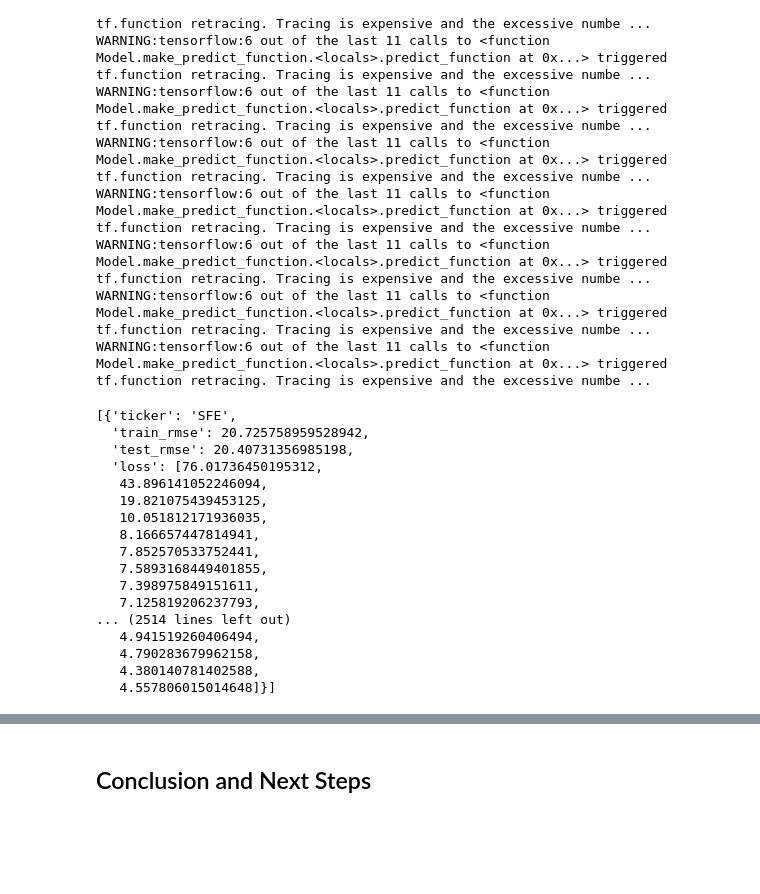
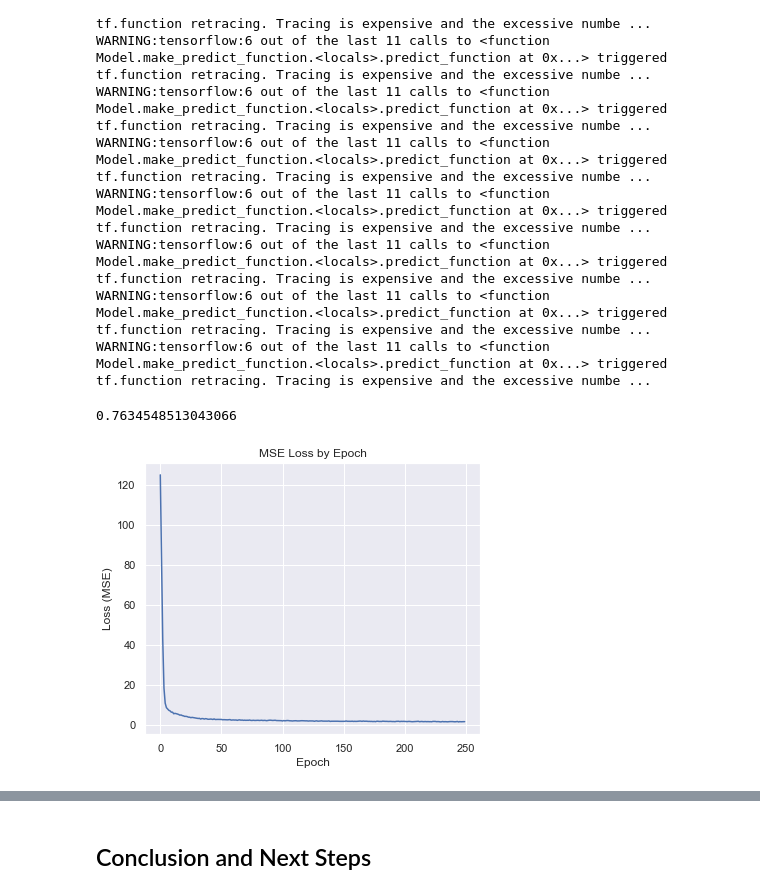
Before and after one commit to jakeoddi/Stock-Price-Forecasting, a Jupyter notebook: master_notebook.ipynb, the cells around one changed output, grey strips where cells are left out. Cells and saved outputs as stored; diff of their text form; code cells hidden in the pictures; blank space fills up the shorter version.

Commit message:
added loss, pred prices plot

```diff
--- a/master_notebook.ipynb
+++ b/master_notebook.ipynb
@@ -1602,10 +1602,6 @@ def rnn_multiple(df_list, n_steps_in, n_steps_out, end_train_date, end_test_date
             # Reshaping raw_seq from one dimensional to two dimensional vector for scaling
             raw_seq = raw_seq.reshape(raw_seq.shape[0], 1)
 
-            # Fitting a normalizing scaler
-            scaler = MinMaxScaler()
-            scaler.fit(raw_seq)
-
             # Setting number of input and output/forecast steps
             # 'From the past n_steps_in trading days, predict the next n_steps_out'
             n_steps_in, n_steps_out = 100, 14
@@ -1618,10 +1614,6 @@ def rnn_multiple(df_list, n_steps_in, n_steps_out, end_train_date, end_test_date
 
             # Reshape from (samples, timesteps) into (samples, timesteps, features)
             X = X.reshape(X.shape[0], X.shape[1], n_features)
-
-            # Scaling X with normalization
-            for i in range(X.shape[0]):
-                    X[i] = scaler.transform(X[i])
 
             # Define model architecture
             model = Sequential()
@@ -1657,6 +1649,9 @@ def rnn_multiple(df_list, n_steps_in, n_steps_out, end_train_date, end_test_date
             y_pred_test = model.predict(X_test, verbose = False)[0]
             # [0] is to access nested array
 
+            # Store test predictions in result dictionary
+            result['y_pred_test'] = y_pred_test
+
             # Calculate RMSE for train and test predictions
             result['train_rmse'] = np.sqrt(mean_squared_error(y_train, y_pred_train))
             result['test_rmse'] = np.sqrt(mean_squared_error(y_test, y_pred_test))
@@ -1689,23 +1684,8 @@ WARNING:tensorflow:6 out of the last 11 calls to <function Model.make_predict_fu
 WARNING:tensorflow:6 out of the last 11 calls to <function Model.make_predict_function.<locals>.predict_function at 0x...> triggered tf.function retracing. Tracing is expensive and the excessive numbe ...
 WARNING:tensorflow:6 out of the last 11 calls to <function Model.make_predict_function.<locals>.predict_function at 0x...> triggered tf.function retracing. Tracing is expensive and the excessive numbe ...
 WARNING:tensorflow:6 out of the last 11 calls to <function Model.make_predict_function.<locals>.predict_function at 0x...> triggered tf.function retracing. Tracing is expensive and the excessive numbe ...
-# %%
-rnn_list
-# %% [output]
-[{'ticker': 'SFE',
-  'train_rmse': 20.725758959528942,
-  'test_rmse': 20.40731356985198,
-  'loss': [76.01736450195312,
-   43.896141052246094,
-   19.821075439453125,
-   10.051812171936035,
-   8.166657447814941,
-   7.852570533752441,
-   7.5893168449401855,
-   7.398975849151611,
-   7.125819206237793,
-... (2514 lines left out)
-   4.941519260406494,
-   4.790283679962158,
-   4.380140781402588,
-   4.557806015014648]}]
+# %%
+# Mean RMSE accross all capital markets stocks
+np.mean([x['test_rmse'] for x in rnn_list])
+# %% [output]
+0.7634548513043066
@@ -1711,0 +1704,35 @@ rnn_list
+# %%
+# Create a dataframe of loss values for each epoch accross all cap markets stocks
+# with each column being one epoch and each row being one stock
+loss_df = pd.DataFrame(x['loss'] for x in rnn_list)
+
+# Create df of test preds with each column being one pred and each row one stock
+pred_df = pd.DataFrame(x['y_pred_test'] for x in rnn_list)
+
+# Create df of true test prices with each column being one price and each row one stock
+true_test_df = pd.DataFrame(x['true_prices'] for x in true_price_dict_list)
+
+# Take the column-wise mean of the loss
+mean_loss = loss_df.mean(axis = 0).values
+
+# Take the column-wise mean of the test preds
+mean_rnn_preds = pred_df.mean(axis = 0).values
+
+# take the column-wise mean of the true prices
+mean_rnn_true = true_test_df.mean(axis = 0).values
+# %%
+# Instantiate x and y for plotting
+x = range(0,250)
+y = mean_loss
+
+# Visualizing
+fig, ax = plt.subplots(figsize = (6, 5))
+sns.lineplot(x = x, y = y)
+ax.set(xlabel = 'Epoch',
+       ylabel = 'Loss (MSE)',
+       title = "MSE Loss by Epoch"
+      )
+sns.set_theme()
+plt.show()
+# %% [output]
+[figure, added]
```
Also changed, not shown: parts of 2 cells of this notebook, 1 other file.
